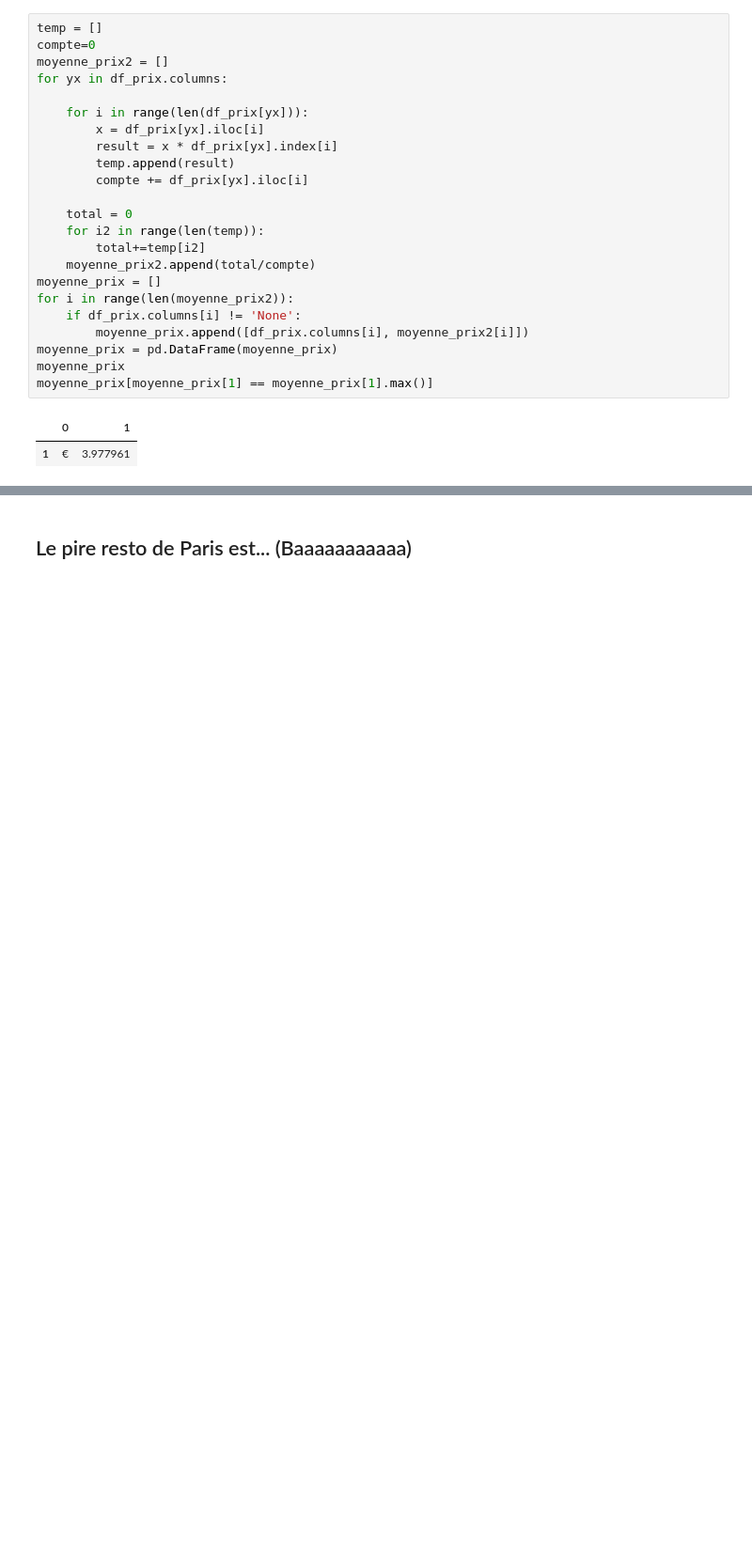
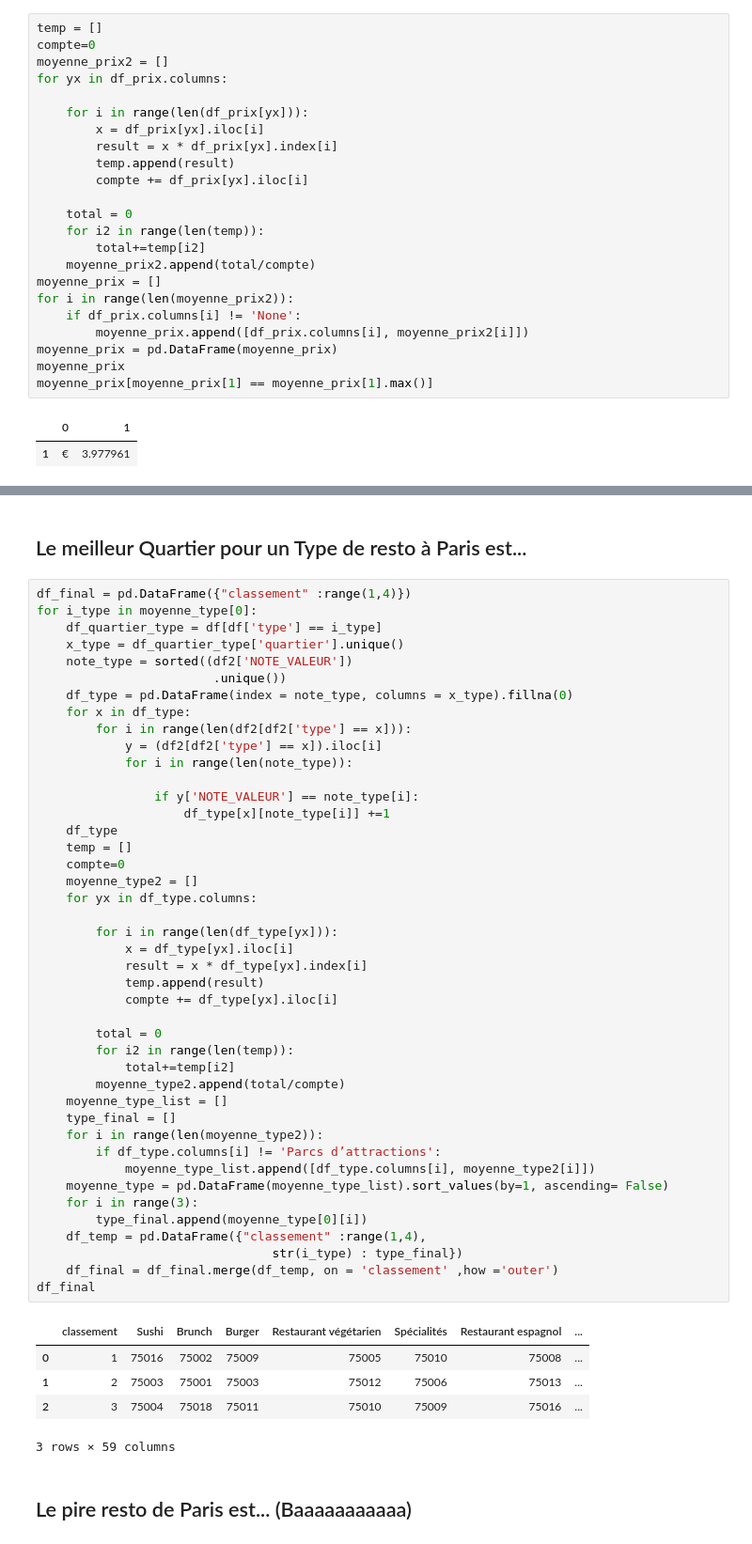
Before and after one commit to Nafbo/AVA-Resto, a Jupyter notebook: src/analysis/analysis.ipynb, the cells around one changed output, grey strips where cells are left out. Shown at 94% size. Drawn from its saved outputs; the diff is of its cells as text; blank space fills up the shorter version.

```diff
--- a/src/analysis/analysis.ipynb
+++ b/src/analysis/analysis.ipynb
@@ -401,3 +466,54 @@ df_best
+# %% [markdown]
+## Le meilleur Quartier pour un Type de resto à Paris est...
+# %%
+df_final = pd.DataFrame({"classement" :range(1,4)})
+for i_type in moyenne_type[0]:
+    df_quartier_type = df[df['type'] == i_type]
+    x_type = df_quartier_type['quartier'].unique()
+    note_type = sorted((df2['NOTE_VALEUR'])
+                        .unique())
+    df_type = pd.DataFrame(index = note_type, columns = x_type).fillna(0)
+    for x in df_type:
+        for i in range(len(df2[df2['type'] == x])):
+            y = (df2[df2['type'] == x]).iloc[i]
+            for i in range(len(note_type)):
+
+                if y['NOTE_VALEUR'] == note_type[i]:
+                    df_type[x][note_type[i]] +=1
+    df_type
+    temp = []
+    compte=0
+    moyenne_type2 = []
+    for yx in df_type.columns:
+
+        for i in range(len(df_type[yx])):
+            x = df_type[yx].iloc[i]
+            result = x * df_type[yx].index[i]
+            temp.append(result)
+            compte += df_type[yx].iloc[i]
+
+        total = 0
+        for i2 in range(len(temp)):
+            total+=temp[i2]
+        moyenne_type2.append(total/compte)
+    moyenne_type_list = []
+    type_final = []
+    for i in range(len(moyenne_type2)):
+        if df_type.columns[i] != 'Parcs d’attractions':
+            moyenne_type_list.append([df_type.columns[i], moyenne_type2[i]])
+    moyenne_type = pd.DataFrame(moyenne_type_list).sort_values(by=1, ascending= False)
+    for i in range(3):
+        type_final.append(moyenne_type[0][i])
+    df_temp = pd.DataFrame({"classement" :range(1,4),
+                                str(i_type) : type_final})
+    df_final = df_final.merge(df_temp, on = 'classement' ,how ='outer')
+df_final
+# %% [output]
+|  | classement | Sushi | Brunch | Burger | Restaurant végétarien | Spécialités | Restaurant espagnol | ... |
+| 0 | 1 | 75016 | 75002 | 75009 | 75005 | 75010 | 75008 | ... |
+| 1 | 2 | 75003 | 75001 | 75003 | 75012 | 75006 | 75013 | ... |
+| 2 | 3 | 75004 | 75018 | 75011 | 75010 | 75009 | 75016 | ... |
+3 rows × 59 columns
 # %% [markdown]
 ## Le pire resto de Paris est... (Baaaaaaaaaaa)
 # %%
```
Also changed, not shown: parts of 10 cells of this notebook, 2 other files.
